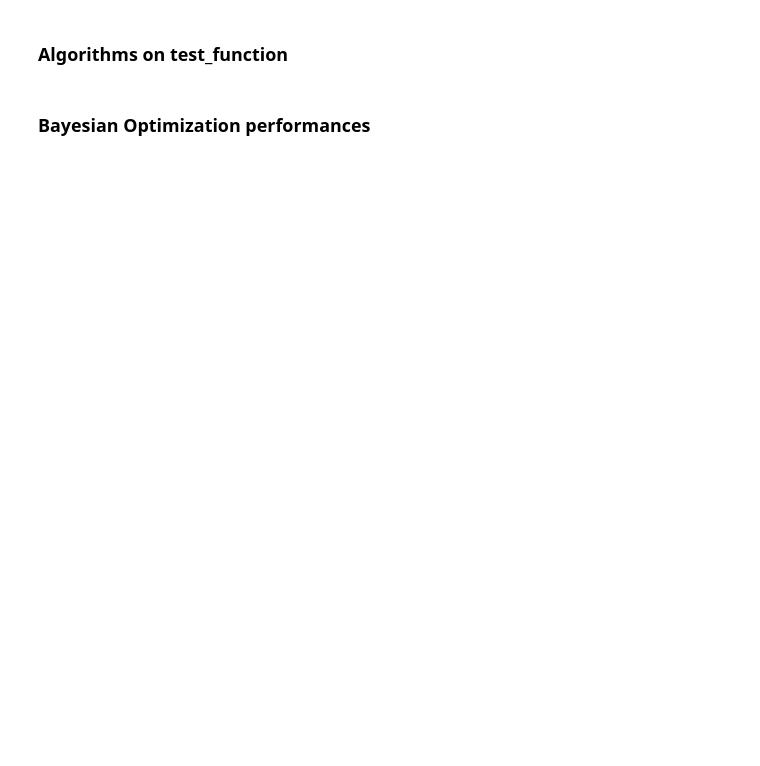
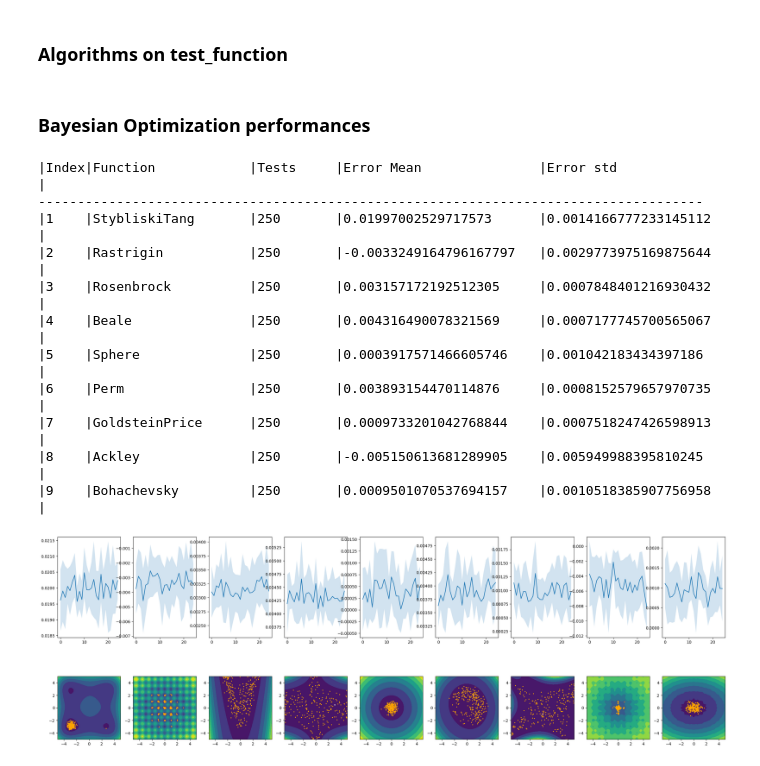
Before and after one commit to oselin/algorithm_development, a Jupyter notebook: main.ipynb, the cells around one changed output. Cells and saved outputs as stored; diff of their text form; code cells hidden in the pictures; blank space fills up the shorter version.

Commit message:
Introducing benchmark functions

```diff
--- a/main.ipynb
+++ b/main.ipynb
@@ -135,41 +137,54 @@ for plt_idx, test_function in enumerate(benchmarkfunction_list):
     Xmin = points[idx]
     Fmin = Fx[idx]
     Fmax = np.max(Fx)
-    test_function_scaled = lambda x: (new_max - new_min)*(test_function(x) - Fmin)/(Fmax - Fmin) + new_min
+    test_function_scaled = lambda x: (new_max - new_min)*(test_function(x) - Fmin)/(Fmax - Fmin) + new_min + np.random.normal(0, 0.001)
     Fx_scaled = test_function_scaled(points.T)
     Fmin = Fx_scaled[idx]
-    ax[1, plt_idx].contourf(X1,X2,Fx_scaled.reshape(101,101))
+    ax[1, plt_idx].contourf(X1,X2,Fx_scaled.reshape(101,101).T)
     ax[1, plt_idx].axis('scaled')
     ax[1, plt_idx].scatter(Xmin[0], Xmin[1], c="white",s=3)      # Real minimum
 
 
     test_mean, test_std = [], []
     for _ in range(test_rounds):
         batch = []
         for _ in range(batch_size):
             # Define the intial set of points
             initial_x =  np.random.uniform(low=-5, high=5, size=[dimension, n_samples])
 
             # Estimate the minimum
             X_best, Y_best, _, _ = bayesian_optimization(test_function_scaled, X=initial_x, dimension=dimension, n_samples=n_samples, sampling_budget=budget, low=-5, high=5)
             batch.append(Y_best)
             ax[1, plt_idx].scatter(X_best[0], X_best[1], c="orange",s=2)
 
         batch_mean = np.mean(Fmin - batch)
         batch_std  = np.std(Fmin - batch)
-        print(batch_mean)
+
         test_mean.append(batch_mean)
         test_std.append(batch_std)
     test_mean = np.array(test_mean)
     test_std = np.array(test_std)
     data.append([test_function.__name__, test_rounds*batch_size, np.mean(test_mean).copy(), np.sqrt(np.sum(test_std**2) / (batch_size-1))])
 
 
     ax[0, plt_idx].plot(np.arange(0,len(test_mean)), test_mean, label='Computed minima')
     ax[0, plt_idx].fill_between(np.arange(0,len(test_mean)), test_mean - test_std, test_mean + test_std, alpha=0.2, label='Standard Deviation')
 
 for i, row in enumerate(data):
     if (i==0): print(f"|{row[0]:<5}|{row[1]:<20}|{row[2]:<10}|{row[3]:<25}|{row[4]:<25}|")
     else:
         if (i == 1): print(f"{'-' * 85}")
         print(f"|{i:<5}|{row[0]:<20}|{row[1]:<10}|{row[2]:<25}|{row[3]:<25}|")
+# %% [output]
+|Index|Function            |Tests     |Error Mean               |Error std                |
+-------------------------------------------------------------------------------------
+|1    |StybliskiTang       |250       |0.01997002529717573      |0.0014166777233145112    |
+|2    |Rastrigin           |250       |-0.0033249164796167797   |0.0029773975169875644    |
+|3    |Rosenbrock          |250       |0.003157172192512305     |0.0007848401216930432    |
+|4    |Beale               |250       |0.004316490078321569     |0.0007177745700565067    |
+|5    |Sphere              |250       |0.0003917571466605746    |0.001042183434397186     |
+|6    |Perm                |250       |0.003893154470114876     |0.0008152579657970735    |
+|7    |GoldsteinPrice      |250       |0.0009733201042768844    |0.0007518247426598913    |
+|8    |Ackley              |250       |-0.005150613681289905    |0.005949988395810245     |
+|9    |Bohachevsky         |250       |0.0009501070537694157    |0.0010518385907756958    |
+[figure, added]
```
Also changed, not shown: parts of 1 cell of this notebook, 4 other files.
